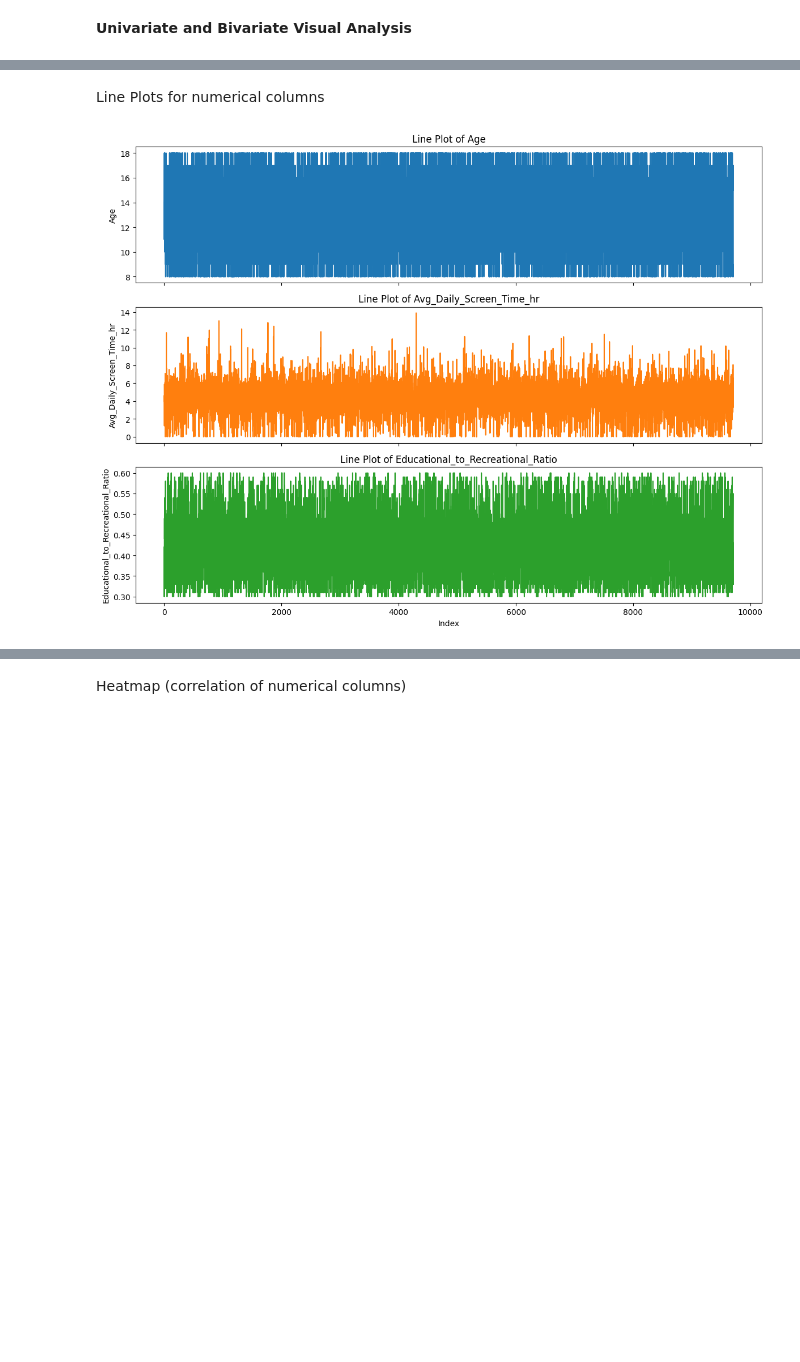
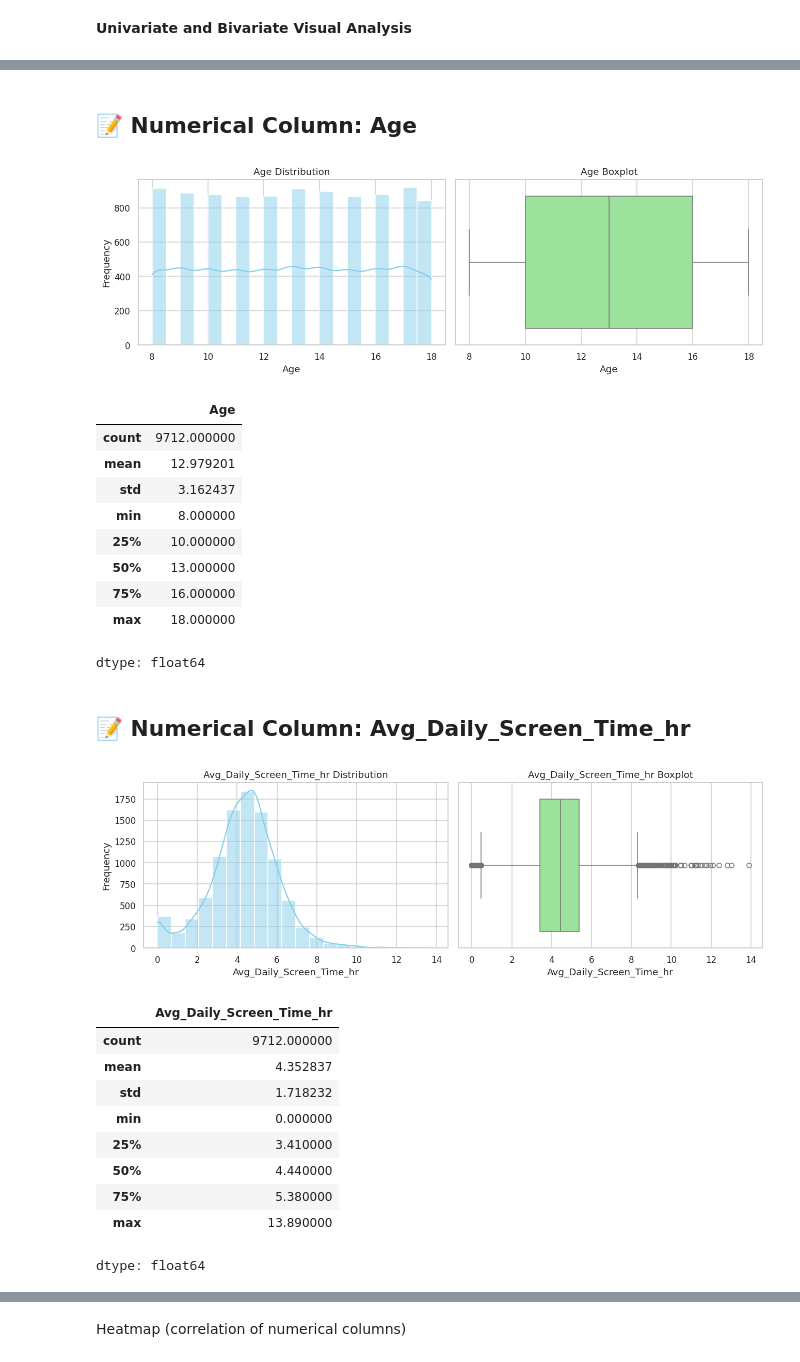
Before and after one commit to springboardmentor2468a-lab/Projects, a Jupyter notebook: Task3.ipynb, the cells around one changed output, grey strips where cells are left out. Drawn from its saved outputs; the diff is of its cells as text; code cells hidden in the pictures; blank space fills up the shorter version.

```diff
--- a/Task3.ipynb
+++ b/Task3.ipynb
@@ -62,18 +28,52 @@ plt.show()
-# %% [markdown]
-Line Plots for numerical columns
-# %%
-axes = df[num_cols].plot(
-    subplots=True,
-    layout=(len(num_cols), 1),
-    figsize=(12, 3*len(num_cols)),
-    legend=False
-)
-for ax, col in zip(axes.flatten(), num_cols):
-    ax.set_title(f"Line Plot of {col}")
-    ax.set_xlabel("Index")
-    ax.set_ylabel(col)
-
-plt.tight_layout()
-plt.show()
-# %% [output]
-[figure, removed]
+# %%
+def print_heading(text):
+    display(Markdown(f"## 📝 {text}"))
+# %%
+def print_heading(text):
+    display(Markdown(f"## 📝 {text}"))
+for col in num_cols:
+    print_heading(f"Numerical Column: {col}")
+    plt.figure(figsize=(12,4))
+
+    # Histogram with KDE
+    plt.subplot(1,2,1)
+    sns.histplot(df[col], kde=True, color='skyblue', bins=20)
+    plt.title(f"{col} Distribution")
+    plt.xlabel(col)
+    plt.ylabel("Frequency")
+
+    # Boxplot
+    plt.subplot(1,2,2)
+    sns.boxplot(x=df[col], color='lightgreen')
+    plt.title(f"{col} Boxplot")
+
+    plt.tight_layout()
+    plt.show()
+
+    # Display basic descriptive statistics
+    display(df[col].describe())
+# %% [output]
+## 📝 Numerical Column: Age
+[figure, added]
+|  | Age |
+| count | 9712.000000 |
+| mean | 12.979201 |
+| std | 3.162437 |
+| min | 8.000000 |
+| 25% | 10.000000 |
+| 50% | 13.000000 |
+| 75% | 16.000000 |
+| max | 18.000000 |
+dtype: float64
+## 📝 Numerical Column: Avg_Daily_Screen_Time_hr
+[figure, added]
+|  | Avg_Daily_Screen_Time_hr |
+| count | 9712.000000 |
+| mean | 4.352837 |
+| std | 1.718232 |
+| min | 0.000000 |
+| 25% | 3.410000 |
+| 50% | 4.440000 |
+| 75% | 5.380000 |
+| max | 13.890000 |
+dtype: float64
```
Also changed, not shown: parts of 27 cells of this notebook.
